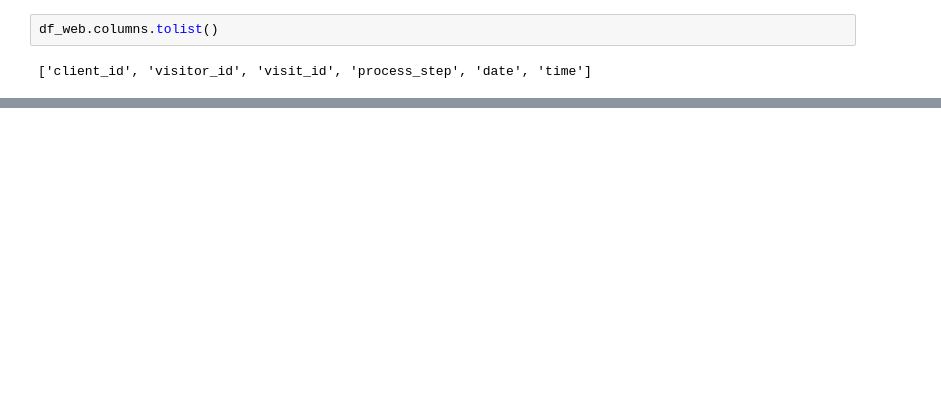
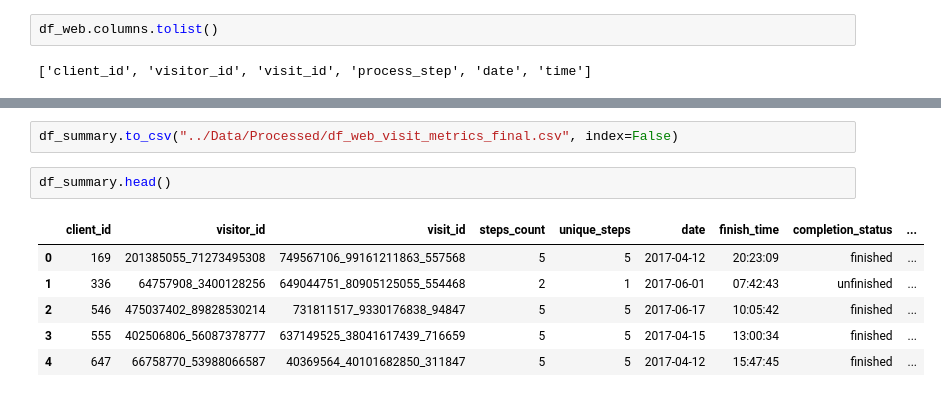
Before and after one commit to ceciliabetek/VANGUARD-CX-DA-AMAZON, a Jupyter notebook: Notebooks/01_rq_df_cleaning.ipynb, the cells around one changed output, grey strips where cells are left out. Saved outputs shown, nothing was run; the diff lists cells and outputs as text; blank space fills up the shorter version.

```diff
--- a/Notebooks/01_rq_df_cleaning.ipynb
+++ b/Notebooks/01_rq_df_cleaning.ipynb
@@ -564,0 +436,11 @@ df_summary.head(15)
+# %%
+df_summary.to_csv("../Data/Processed/df_web_visit_metrics_final.csv", index=False)
+# %%
+df_summary.head()
+# %% [output]
+|  | client_id | visitor_id | visit_id | steps_count | unique_steps | date | finish_time | completion_status | ... |
+| 0 | 169 | 201385055_71273495308 | 749567106_99161211863_557568 | 5 | 5 | 2017-04-12 | 20:23:09 | finished | ... |
+| 1 | 336 | 64757908_3400128256 | 649044751_80905125055_554468 | 2 | 1 | 2017-06-01 | 07:42:43 | unfinished | ... |
+| 2 | 546 | 475037402_89828530214 | 731811517_9330176838_94847 | 5 | 5 | 2017-06-17 | 10:05:42 | finished | ... |
+| 3 | 555 | 402506806_56087378777 | 637149525_38041617439_716659 | 5 | 5 | 2017-04-15 | 13:00:34 | finished | ... |
+| 4 | 647 | 66758770_53988066587 | 40369564_40101682850_311847 | 5 | 5 | 2017-04-12 | 15:47:45 | finished | ... |
```
Also changed, not shown: parts of 22 cells of this notebook, 1 other file.
